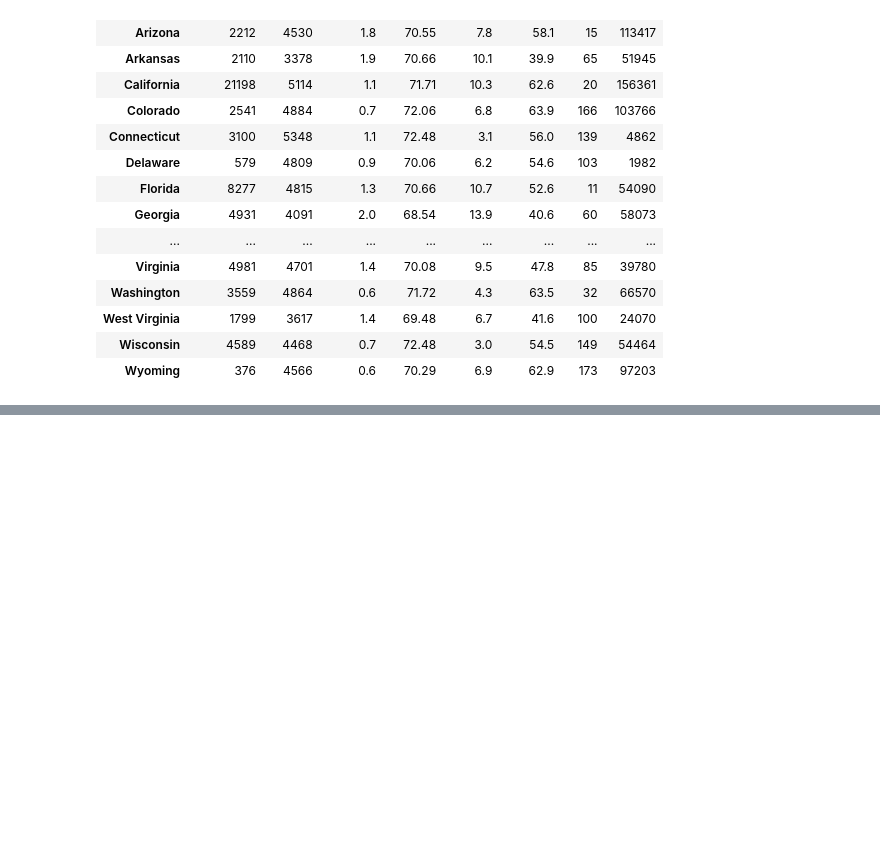
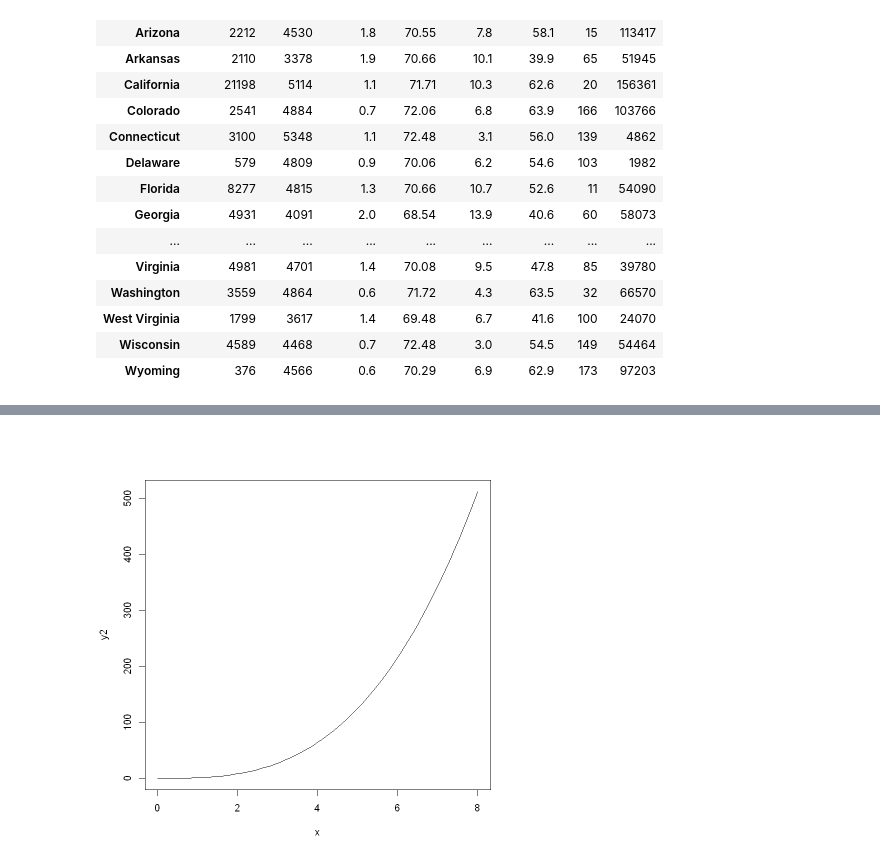
Before and after one commit to layla-focalors/r_learning_mx, a Jupyter notebook: Caffee/Mocha Coffee.ipynb, the cells around one changed output, grey strips where cells are left out. Saved outputs shown, nothing was run; the diff lists cells and outputs as text; code cells hidden in the pictures; blank space fills up the shorter version.

```diff
--- a/Caffee/Mocha Coffee.ipynb
+++ b/Caffee/Mocha Coffee.ipynb
@@ -136,0 +238,2 @@ ERROR: Error in eval(predvars, data, env): object 'lncome' not found
+# %%
+y2 = x ^ 3
@@ -136,0 +273,4 @@ ERROR: Error in eval(predvars, data, env): object 'lncome' not found
+# %%
+plot(x, y2, type='l')
+# %% [output]
+[figure, added]
```
Also changed, not shown: parts of 55 cells of this notebook.
